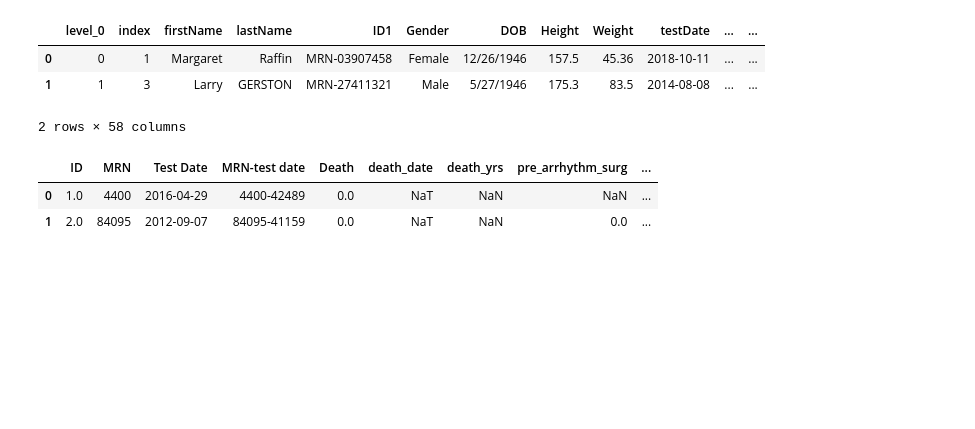
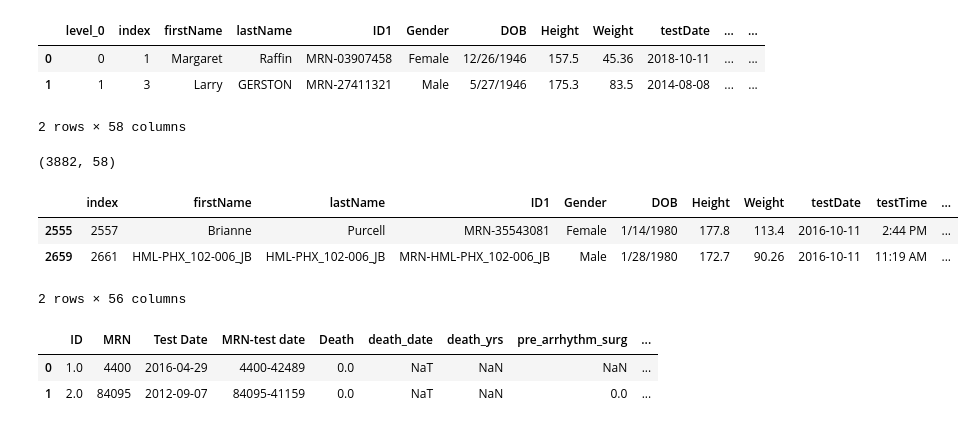
Before and after one commit to Nevineleven/CPET-AI, a Jupyter notebook: parsing.ipynb, the cells around one changed output. Saved outputs shown, nothing was run; the diff lists cells and outputs as text; code cells hidden in the pictures; blank space fills up the shorter version.

```diff
--- a/parsing.ipynb
+++ b/parsing.ipynb
@@ -41,6 +53,17 @@ See the caveats in the documentation: https://pandas.pydata.org/pandas-docs/stab
 | 0 | 0 | 1 | Margaret | Raffin | MRN-03907458 | Female | 12/26/1946 | 157.5 | 45.36 | 2018-10-11 | ... | ... |
 | 1 | 1 | 3 | Larry | GERSTON | MRN-27411321 | Male | 5/27/1946 | 175.3 | 83.5 | 2014-08-08 | ... | ... |
 2 rows × 58 columns
+# %%
+data_with_mrn.shape
+# %% [output]
+(3882, 58)
+# %%
+preprocessed_data[preprocessed_data['testDate'] == pd.to_datetime("10/11/2016", format='%m/%d/%Y')]
+# %% [output]
+|  | index | firstName | lastName | ID1 | Gender | DOB | Height | Weight | testDate | testTime | ... |
+| 2555 | 2557 | Brianne | Purcell | MRN-35543081 | Female | 1/14/1980 | 177.8 | 113.4 | 2016-10-11 | 2:44 PM | ... |
+| 2659 | 2661 | HML-PHX_102-006_JB | HML-PHX_102-006_JB | MRN-HML-PHX_102-006_JB | Male | 1/28/1980 | 172.7 | 90.26 | 2016-10-11 | 11:19 AM | ... |
+2 rows × 56 columns
 # %%
 outcomes_data = pd.read_excel(outcomes_file, sheet_name="Outcomes_updated")
 outcomes_data.head(2)
```
Also changed, not shown: parts of 18 cells of this notebook, 1 other file.
